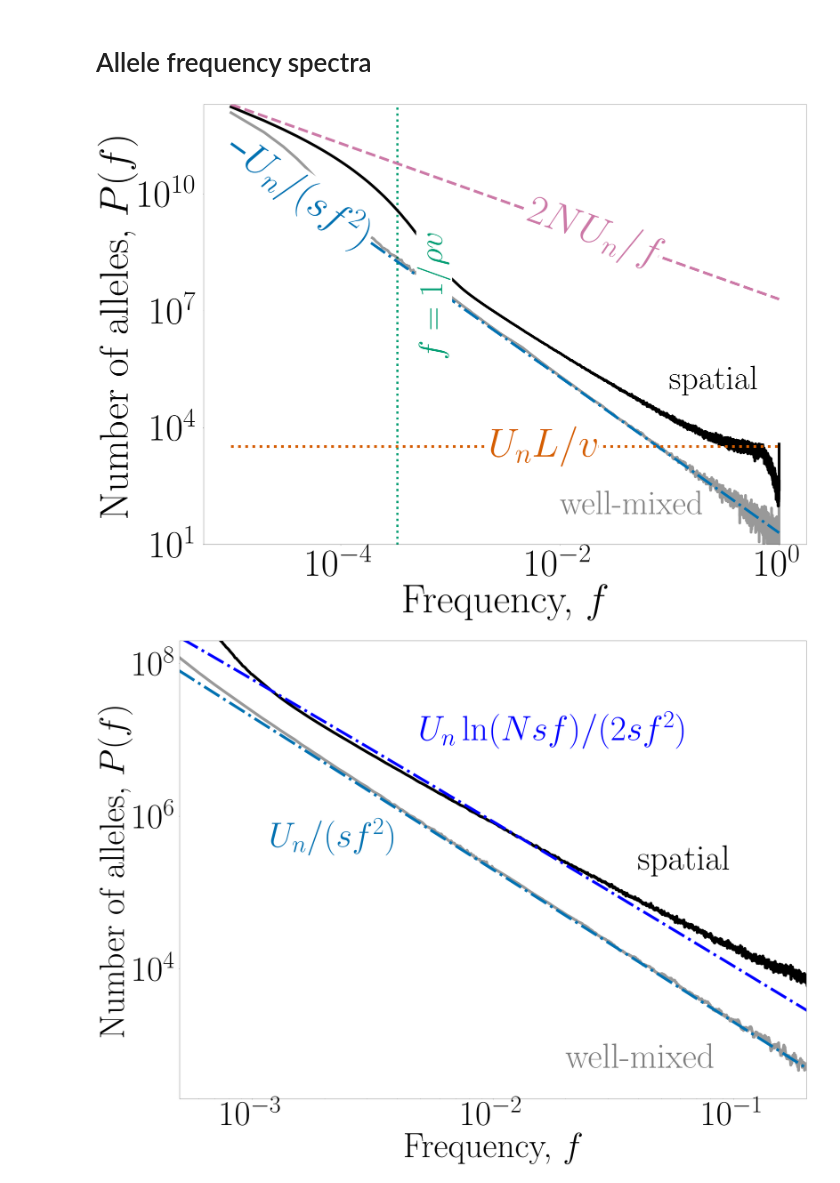
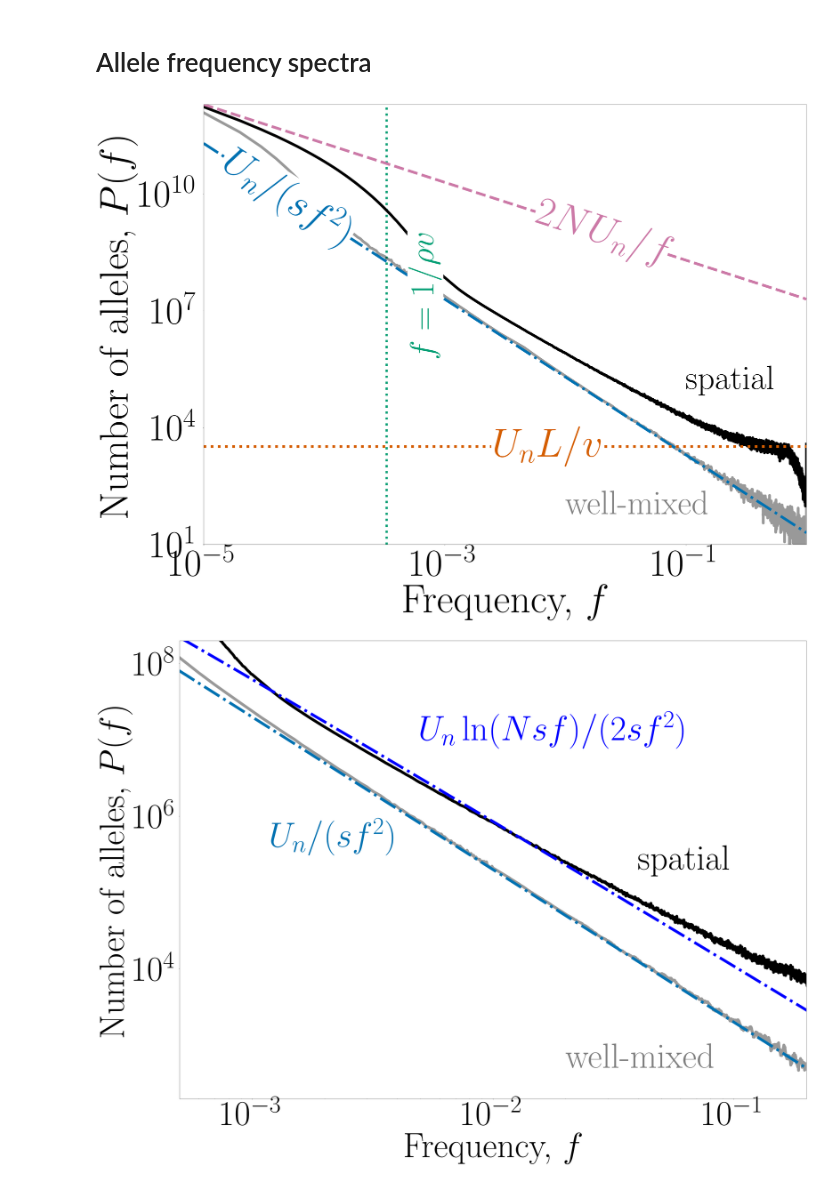
Before and after one commit to weissmanlab/SFS_spatial_sweep_1d_Genetics, a Jupyter notebook: Figures/Figures.ipynb, the cells around one changed output. Saved outputs shown, nothing was run; the diff lists cells and outputs as text; code cells hidden in the pictures.

Commit message:
tweaked xlim

```diff
--- a/Figures/Figures.ipynb
+++ b/Figures/Figures.ipynb
@@ -92,60 +92,43 @@ smooth_SFS = moving_average(SFS, navg, start_smooth)
 # %%
 # plot the figure
 
 fig, ax = plt.subplots(figsize = (48,36))
 ax.set_xlabel(r'Frequency, $f$', fontsize = 180)
 ax.set_ylabel(r'Number of alleles, $P(f)$', fontsize = 180)
 
-# ax.set_ylim((2, 5 * 10 ** 14))
 
-ax.vlines(1 / (rho * v), 10 ** (-2), 10 ** 15, linestyle = 'dotted',
-           linewidth = 10, color = '#009e73')
-
-
-ax.text(5 * 10 ** (-4), 10 ** 6, r'$\boldmath{f = 1 / \rho v}$',
-         color = '#009e73', fontsize = 150, rotation = 90,
+ax.vlines(1 / (rho * v), 10 ** (-2), 10 ** 15, linestyle = 'dotted', linewidth = 10, color = '#009e73')
+ax.text(5 * 10 ** (-4), 10 ** 6, r'$f = 1 / \rho v$', color = '#009e73', fontsize = 150, rotation = 90,
          backgroundcolor = 'w')
 
-ax.text(10 ** (-1), 10 ** 5, 'spatial', color = 'k',
-         fontsize = 150, backgroundcolor = 'w')
-ax.text(10 ** (-2), 60, 'well-mixed', color = 'k', alpha = 0.5,
-         fontsize = 150, backgroundcolor = 'w')
+ax.text(10 ** (-1), 10 ** 5, 'spatial', color = 'k', fontsize = 150, backgroundcolor = 'w')
+ax.text(10 ** (-2), 60, 'well-mixed', color = 'k', alpha = 0.5, fontsize = 150, backgroundcolor = 'w')
 
-#plt.text(0.002, 3 * 10 ** 5, r'$\boldmath{U_n \ln( N s f) / (s f^2)}$'
-#        , color = '#0072b2', fontsize = 150, rotation = -25)
+#plt.text(0.002, 3 * 10 ** 5, r'$U_n \ln( N s f) / (s f^2)$', color = '#0072b2', fontsize = 150, rotation = -25)
 #
-
-
-ax.loglog(moving_average(f_wellmixed_combined, navg, start_smooth) ,
-             smooth_SFS_wellmixed_combined,
+ax.loglog(moving_average(f_wellmixed_combined, navg, start_smooth), smooth_SFS_wellmixed_combined,
              linewidth = 12, color = 'k', alpha = 0.4)
 
 ax.loglog(f_short, smooth_SFS, linewidth = 12, color = 'k')
 
-neutral, = ax.loglog(f_short,
-           2 * Un * rho * L * np.ones(len(f_short)) / f_short,
-           label = r'$\boldmath{2 N U_n / f}$', linestyle = '--',
-           linewidth = 12,
-           color = '#cc79a7')
+neutral, = ax.loglog(f_short, 2 * Un * rho * L * np.ones(len(f_short)) / f_short,
+           label = r'$2 N U_n / f$', linestyle = '--', linewidth = 12, color = '#cc79a7')
 
 
-bsc, = ax.loglog(f_short,
-           Un / s / f_short ** 2,
-           linestyle = '-.', linewidth = 12, color = '#0072b2',
-           label = r'$\boldmath{U_n / (sf^2)}$')
+bsc, = ax.loglog(f_short, Un / s / f_short ** 2, linestyle = '-.', linewidth = 12, color = '#0072b2',
+           label = r'$U_n / (sf^2)$')
 
 
-flat, = ax.semilogy(f_short, np.ones(len(f_short)) * L / v, linewidth = 12,
-           linestyle = 'dotted',
-              label = r'$\boldmath{U_n L / v}$', color = '#d55e00')
+flat, = ax.semilogy(f_short, np.ones(len(f_short)) * L / v, linewidth = 12, linestyle = 'dotted',
+              label = r'$U_n L / v$', color = '#d55e00')
 
 ax.set_ylim((10, 2 * 10 ** 12))
+ax.set_xlim((1e-5, 1))
 
 xvals = [0.02, 0.00005, 0.007]
-labelLines(ax.get_lines(), xvals = xvals, fontsize = 180,
-           backgroundcolor = 'w');
+labelLines(ax.get_lines(), xvals = xvals, fontsize = 180, backgroundcolor = 'w');
 # %% [output]
-[figure, old version]
+[figure, new version]
 # %%
 # save the figure
 
```
